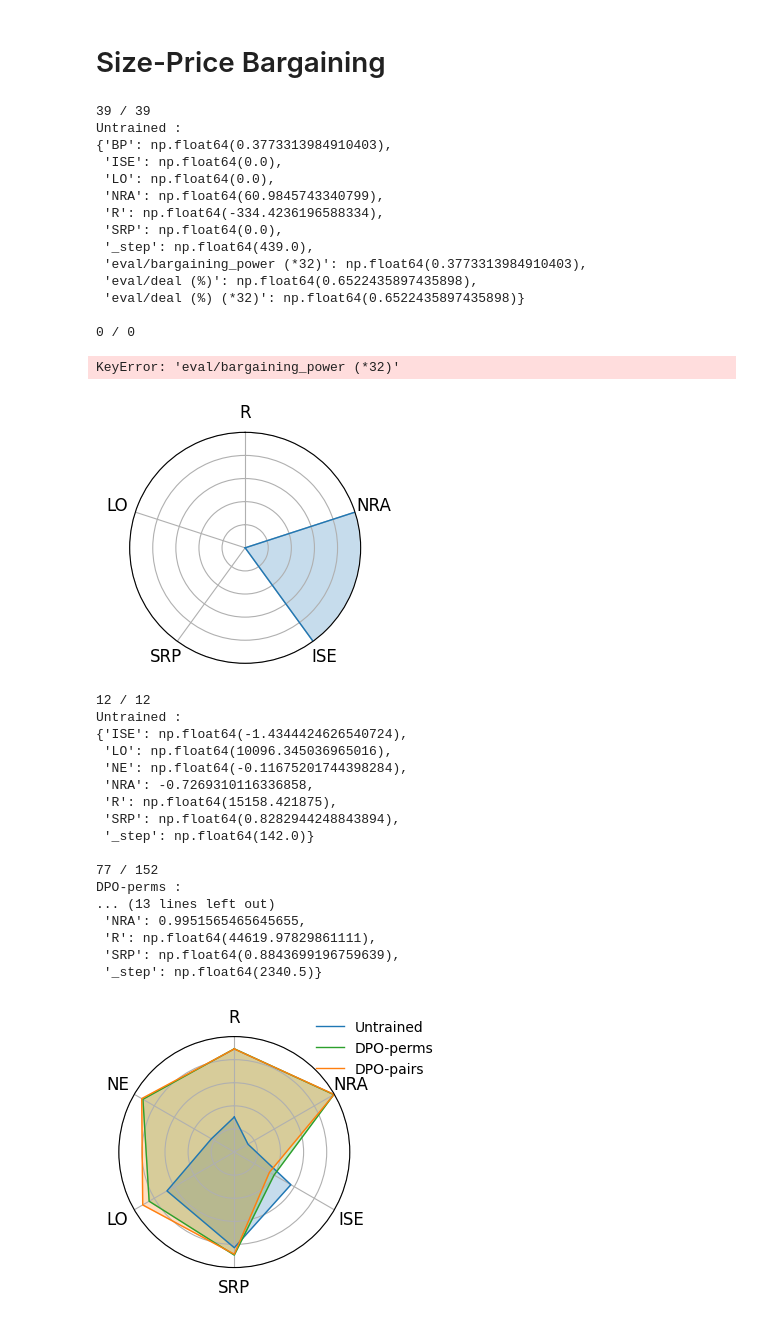
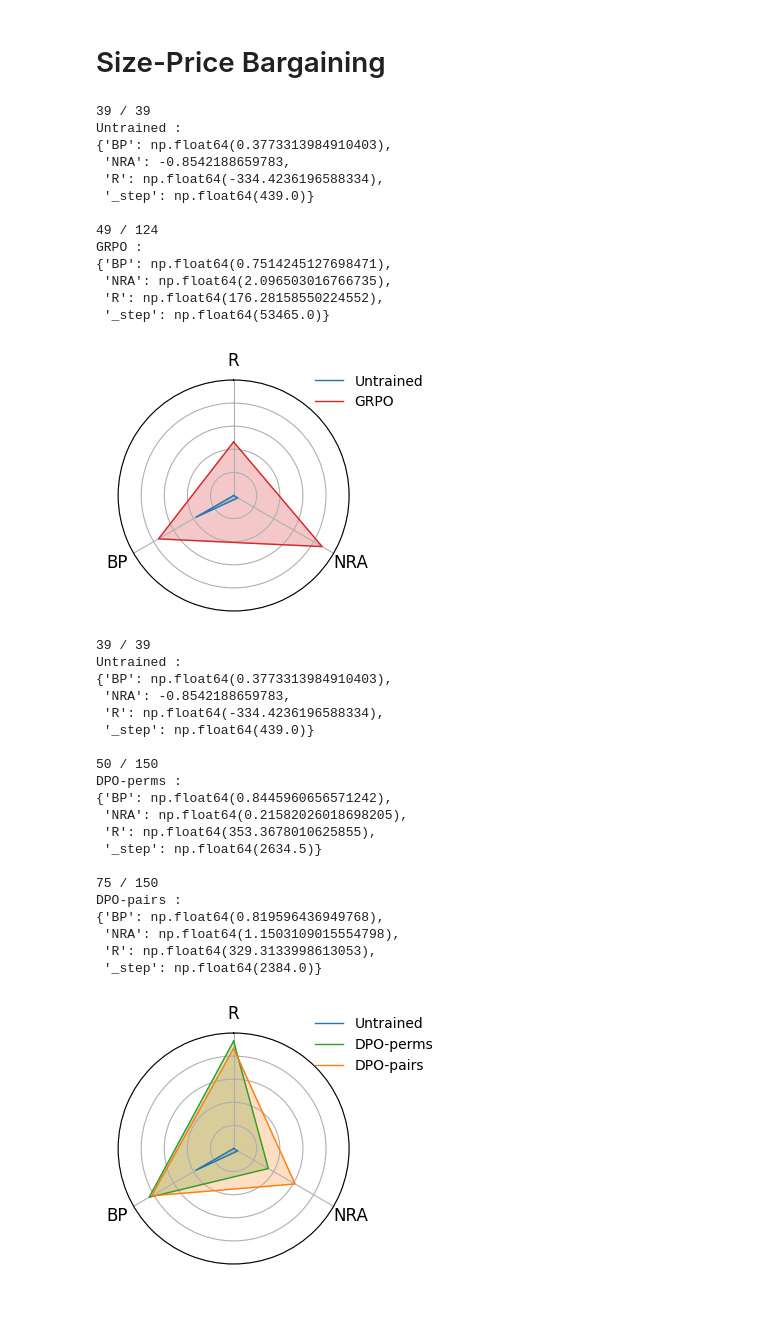
Before and after one commit to Victoriano012/GameTalk, a Jupyter notebook: notebooks/make_plots.ipynb, the cells around one changed output. Saved outputs shown, nothing was run; the diff lists cells and outputs as text; code cells hidden in the pictures.

```diff
--- a/make_plots.ipynb
+++ b/notebooks/make_plots.ipynb
@@ -23,6 +23,8 @@ def get_metrics(game, step_threshold, run_name):
     available_keys = set(run.history(keys=[]).columns)
     game_metrics = [metric for metric in game_metrics if metric in available_keys]
     general_metrics = [metric for metric in general_metrics if metric in available_keys]
+    if game_metrics == ["eval/bargaining_power", "eval/bargaining_power (*32)"]:
+        game_metrics = ["eval/bargaining_power (*32)"]
 
     game_df = run.history(keys=game_metrics)
     print(sum(game_df.index >= step_threshold), '/', len(game_df))
@@ -131,6 +133,10 @@ max_val = {'ISE' : 0, 'LO': 2, 'NRA': 1, 'R': 2, 'SRP': 1}
 min_val = {'ISE' : -2, 'LO': 0, 'NRA': -1, 'R': 0, 'SRP': 0, 'NE': -0.3}
 max_val = {'ISE' : -1, 'LO': 15_000, 'NRA': 1, 'R': 50_000, 'SRP': 1, 'NE': 0.5}
 
+### Size-Price Bargainging values ###
+min_val = {'R': 0, 'NRA': -1, 'BP': 0.0}
+max_val = {'R': 380, 'NRA': 2.5, 'BP': 1.0}
+
 
 def normalize(data):
     return {
@@ -592,6 +598,9 @@ def plot_SPB_runs(runs):
         else:            run_name, step_threshold, label , color = r
 
         general_metrics, game_metrics = get_metrics(game, step_threshold, run_name)
+        general_metrics = {k : v for k, v in general_metrics.items() if v != 0}
+        if label == "Untrained": general_metrics['NRA'] = -0.8542188659783
+        elif label == "STaR": general_metrics['NRA'] = -0.6465321978
 
         metrics = general_metrics | game_metrics
         print(label, ':')
@@ -612,43 +621,44 @@ plot_SPB_runs([
 39 / 39
 Untrained :
 {'BP': np.float64(0.3773313984910403),
- 'ISE': np.float64(0.0),
- 'LO': np.float64(0.0),
- 'NRA': np.float64(60.9845743340799),
+ 'NRA': -0.8542188659783,
  'R': np.float64(-334.4236196588334),
- 'SRP': np.float64(0.0),
- '_step': np.float64(439.0),
- 'eval/bargaining_power (*32)': np.float64(0.3773313984910403),
- 'eval/deal (%)': np.float64(0.6522435897435898),
- 'eval/deal (%) (*32)': np.float64(0.6522435897435898)}
+ '_step': np.float64(439.0)}
 
-0 / 0
+49 / 124
+GRPO :
+{'BP': np.float64(0.7514245127698471),
+ 'NRA': np.float64(2.096503016766735),
+ 'R': np.float64(176.28158550224552),
+ '_step': np.float64(53465.0)}
-KeyError: 'eval/bargaining_power (*32)'
-[figure, old version]
+[figure, new version]
 # %%
 plot_SPB_runs([
-    ("baseline-1", 0, "Untrained", "#1f77b4"),
+    ("baseline-2", 0, "Untrained", "#1f77b4"),
     ("dpo-perms-1", 2000, "DPO-perms", "#2ca02c"),
     ("dpo-pairs-8", 1500, "DPO-pairs", "#ff7f0e"),
 ])
 # %% [output]
-12 / 12
+39 / 39
 Untrained :
-{'ISE': np.float64(-1.4344424626540724),
- 'LO': np.float64(10096.345036965016),
- 'NE': np.float64(-0.11675201744398284),
- 'NRA': -0.7269310116336858,
- 'R': np.float64(15158.421875),
- 'SRP': np.float64(0.8282944248843894),
- '_step': np.float64(142.0)}
+{'BP': np.float64(0.3773313984910403),
+ 'NRA': -0.8542188659783,
+ 'R': np.float64(-334.4236196588334),
+ '_step': np.float64(439.0)}
 
-77 / 152
+50 / 150
 DPO-perms :
-... (13 lines left out)
- 'NRA': 0.9951565465645655,
- 'R': np.float64(44619.97829861111),
- 'SRP': np.float64(0.8843699196759639),
- '_step': np.float64(2340.5)}
+{'BP': np.float64(0.8445960656571242),
+ 'NRA': np.float64(0.21582026018698205),
+ 'R': np.float64(353.3678010625855),
+ '_step': np.float64(2634.5)}
+
+75 / 150
+DPO-pairs :
+{'BP': np.float64(0.819596436949768),
+ 'NRA': np.float64(1.1503109015554798),
+ 'R': np.float64(329.3133998613053),
+ '_step': np.float64(2384.0)}
-[figure, old version]
+[figure, new version]
 # %%
 plot_SPB_runs([
```
Also changed, not shown: parts of 2 cells of this notebook, 6 other files.
